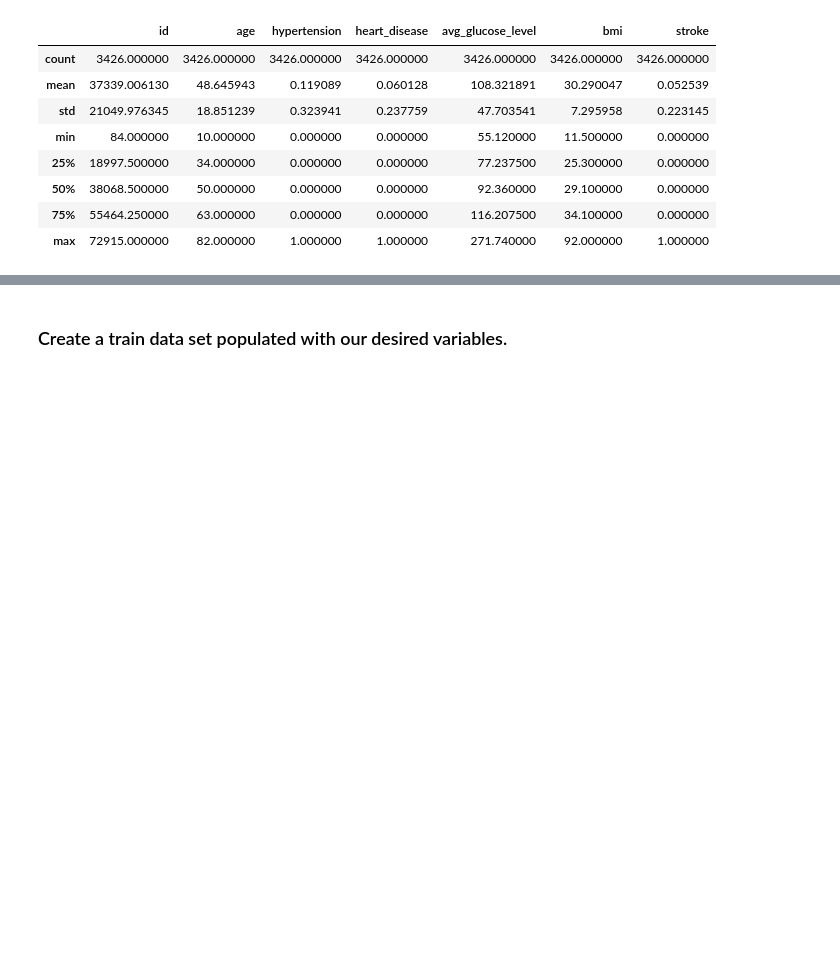
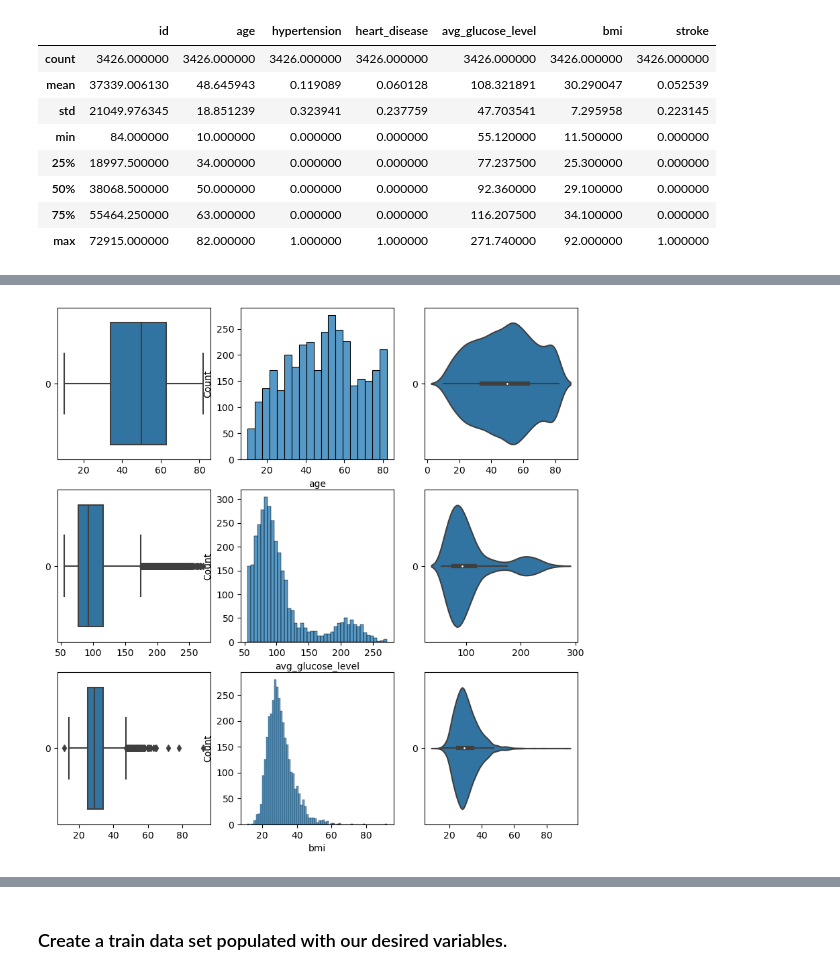
Before and after one commit to DylanTYX/SC1015-MiniProject, a Jupyter notebook: Untitled.ipynb, the cells around one changed output, grey strips where cells are left out. Drawn from its saved outputs; the diff is of its cells as text; code cells hidden in the pictures; blank space fills up the shorter version.

```diff
--- a/Untitled.ipynb
+++ b/Untitled.ipynb
@@ -199,0 +215,4 @@ sourcedata.describe()
+# %%
+# Extract only the numeric data variables
+numeric_data = pd.DataFrame(sourcedata[["age","avg_glucose_level","bmi"]])
+numeric_data.describe().round(2)
@@ -199,0 +229,12 @@ sourcedata.describe()
+# %%
+# Draw the distributions of all variables
+f, axes = plt.subplots(3, 3, figsize=(10, 10))
+
+count = 0
+for var in numeric_data:
+    sb.boxplot(data = numeric_data[var], orient = "h", ax = axes[count,0])
+    sb.histplot(data = numeric_data[var], ax = axes[count,1])
+    sb.violinplot(data = numeric_data[var], orient = "h", ax = axes[count,2])
+    count += 1
+# %% [output]
+[figure, added]
```
Also changed, not shown: parts of 23 cells of this notebook.
